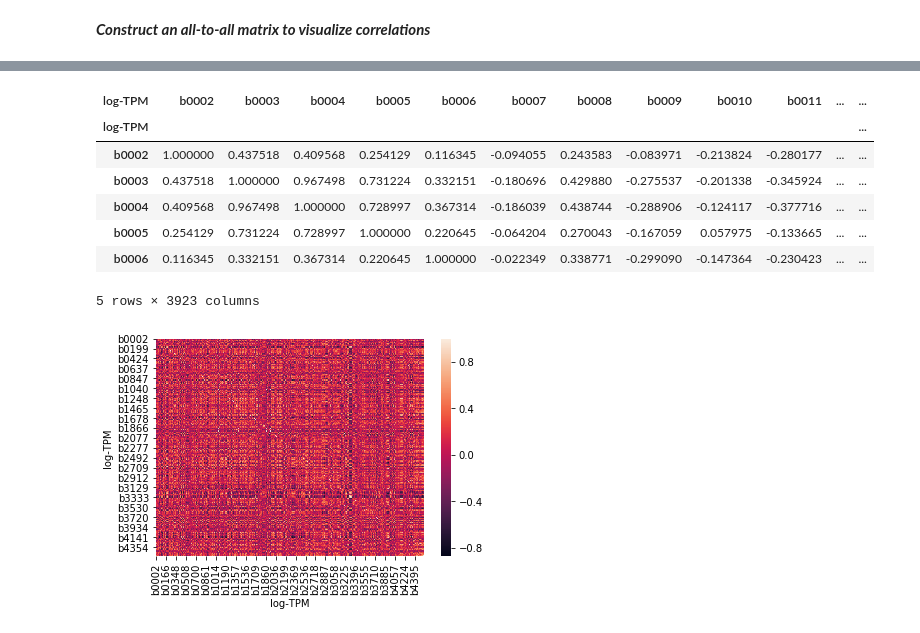
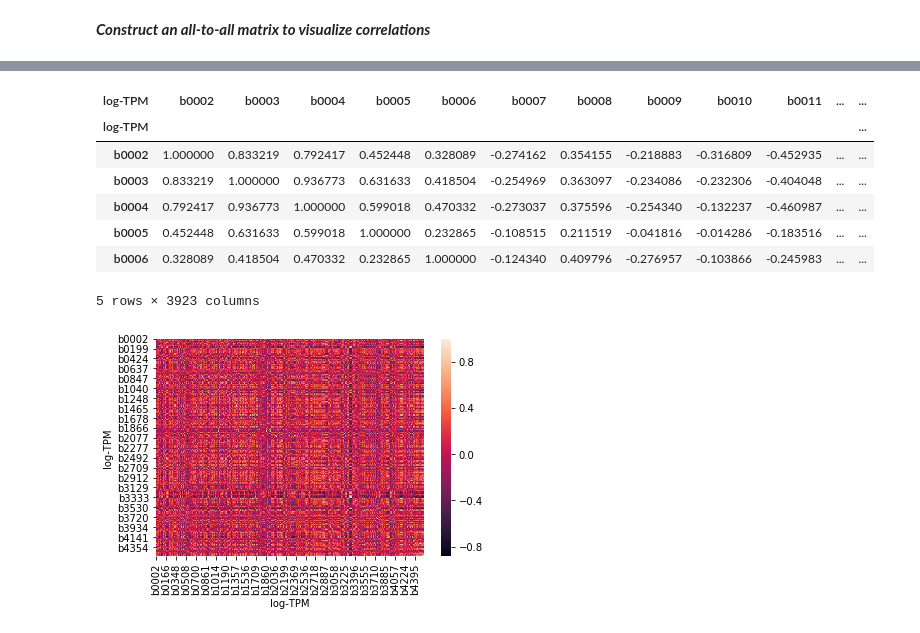
Before and after one commit to adamhockenberry/Growth-expression-translation, a Jupyter notebook: Code/scratch_SBS.ipynb, the cells around one changed output, grey strips where cells are left out. Drawn from its saved outputs; the diff is of its cells as text; code cells hidden in the pictures.

Commit message:
Updated SBS notebooks and added protein data file.

```diff
--- a/Code/scratch_SBS.ipynb
+++ b/Code/scratch_SBS.ipynb
@@ -192,21 +193,21 @@ plt.show()
 # %%
 #Transpose expression data
 exp_data_t = exp_data_clean.T
 #Spearman correlation of genes
-gene_corr = exp_data_t.corr(method='pearson')
+gene_corr = exp_data_t.corr(method='spearman')
 gene_corr.head()
 # %% [output]
 | log-TPM | b0002 | b0003 | b0004 | b0005 | b0006 | b0007 | b0008 | b0009 | b0010 | b0011 | ... | ... |
 | log-TPM |  |  |  |  |  |  |  |  |  |  |  | ... |
-| b0002 | 1.000000 | 0.437518 | 0.409568 | 0.254129 | 0.116345 | -0.094055 | 0.243583 | -0.083971 | -0.213824 | -0.280177 | ... | ... |
-| b0003 | 0.437518 | 1.000000 | 0.967498 | 0.731224 | 0.332151 | -0.180696 | 0.429880 | -0.275537 | -0.201338 | -0.345924 | ... | ... |
-| b0004 | 0.409568 | 0.967498 | 1.000000 | 0.728997 | 0.367314 | -0.186039 | 0.438744 | -0.288906 | -0.124117 | -0.377716 | ... | ... |
-| b0005 | 0.254129 | 0.731224 | 0.728997 | 1.000000 | 0.220645 | -0.064204 | 0.270043 | -0.167059 | 0.057975 | -0.133665 | ... | ... |
-| b0006 | 0.116345 | 0.332151 | 0.367314 | 0.220645 | 1.000000 | -0.022349 | 0.338771 | -0.299090 | -0.147364 | -0.230423 | ... | ... |
+| b0002 | 1.000000 | 0.833219 | 0.792417 | 0.452448 | 0.328089 | -0.274162 | 0.354155 | -0.218883 | -0.316809 | -0.452935 | ... | ... |
+| b0003 | 0.833219 | 1.000000 | 0.936773 | 0.631633 | 0.418504 | -0.254969 | 0.363097 | -0.234086 | -0.232306 | -0.404048 | ... | ... |
+| b0004 | 0.792417 | 0.936773 | 1.000000 | 0.599018 | 0.470332 | -0.273037 | 0.375596 | -0.254340 | -0.132237 | -0.460987 | ... | ... |
+| b0005 | 0.452448 | 0.631633 | 0.599018 | 1.000000 | 0.232865 | -0.108515 | 0.211519 | -0.041816 | -0.014286 | -0.183516 | ... | ... |
+| b0006 | 0.328089 | 0.418504 | 0.470332 | 0.232865 | 1.000000 | -0.124340 | 0.409796 | -0.276957 | -0.103866 | -0.245983 | ... | ... |
 5 rows × 3923 columns
 # %%
 #Visualize genes matrix
 sns.heatmap(gene_corr)
 plt.show()
 # %% [output]
-[figure, old version]
+[figure, new version]
```
Also changed, not shown: parts of 3 cells of this notebook, 5 other files.
